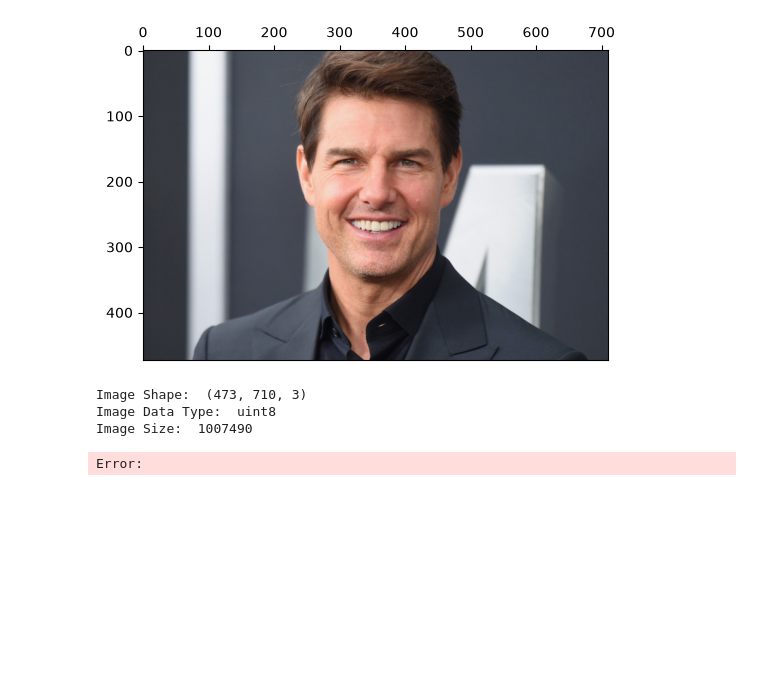
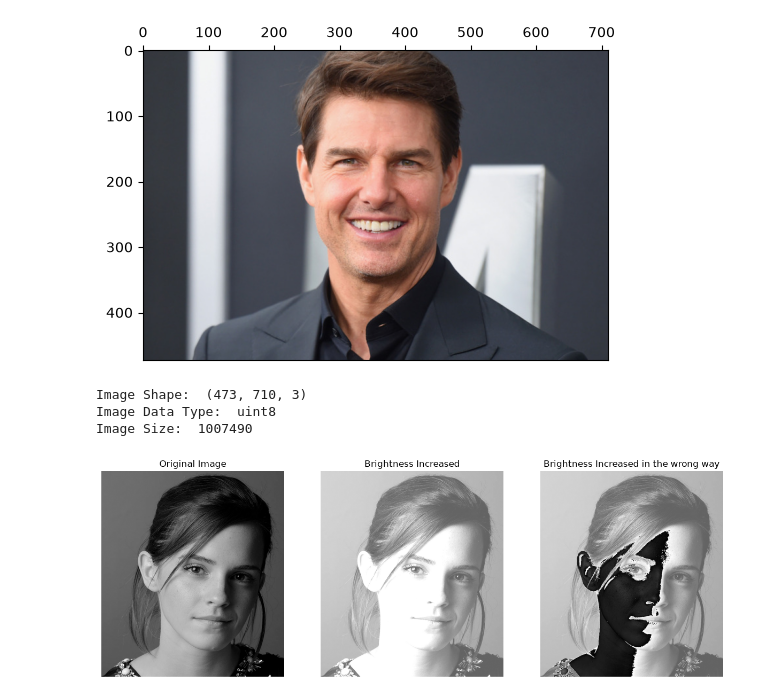
Before and after one commit to codingNR29/Image-processing, a Jupyter notebook: 02 Point Operations.ipynb, the cells around one changed output. Drawn from its saved outputs; the diff is of its cells as text; code cells hidden in the pictures; blank space fills up the shorter version.

```diff
--- a/02 Point Operations.ipynb
+++ b/02 Point Operations.ipynb
@@ -53,9 +46,25 @@ Image Shape:  (473, 710, 3)
 Image Data Type:  uint8
 Image Size:  1007490
 # %%
-im1 = cv.imread('image/emma.jpg', cv.IMREAD_GRAYSCALE)
+#Increasing the brightness
+im1 = cv.imread('images/emma.jpg', cv.IMREAD_GRAYSCALE)
+assert im is not None
+
+#Increasing the brightness right way
 im2 = cv.add(im1, 100)
-fig, ax = plt.subplot(1, 2, figsize= (6, 8))
-ax[0].imshow
+
+#Increasing the brightness wrong way
+im3 = im1 + 100
+
+fig, ax = plt.subplots(1, 3, figsize= (15, 30))
+ax[0].imshow(im1, cmap = 'gray', vmin = 0, vmax = 255)
+ax[0].set_title('Original Image')
+ax[1].imshow(im2, cmap ='gray', vmin = 0, vmax = 255)
+ax[1].set_title('Brightness Increased')
+ax[2].imshow(im3, cmap = 'gray', vmin = 0, vmax = 255)
+ax[2].set_title('Brightness Increased in the wrong way')
+for a in ax:
+    a.axis('off')
+plt.show()
 # %% [output]
-Error:
+[figure, added]
```
Also changed, not shown: parts of 2 cells of this notebook, 1 other file.
